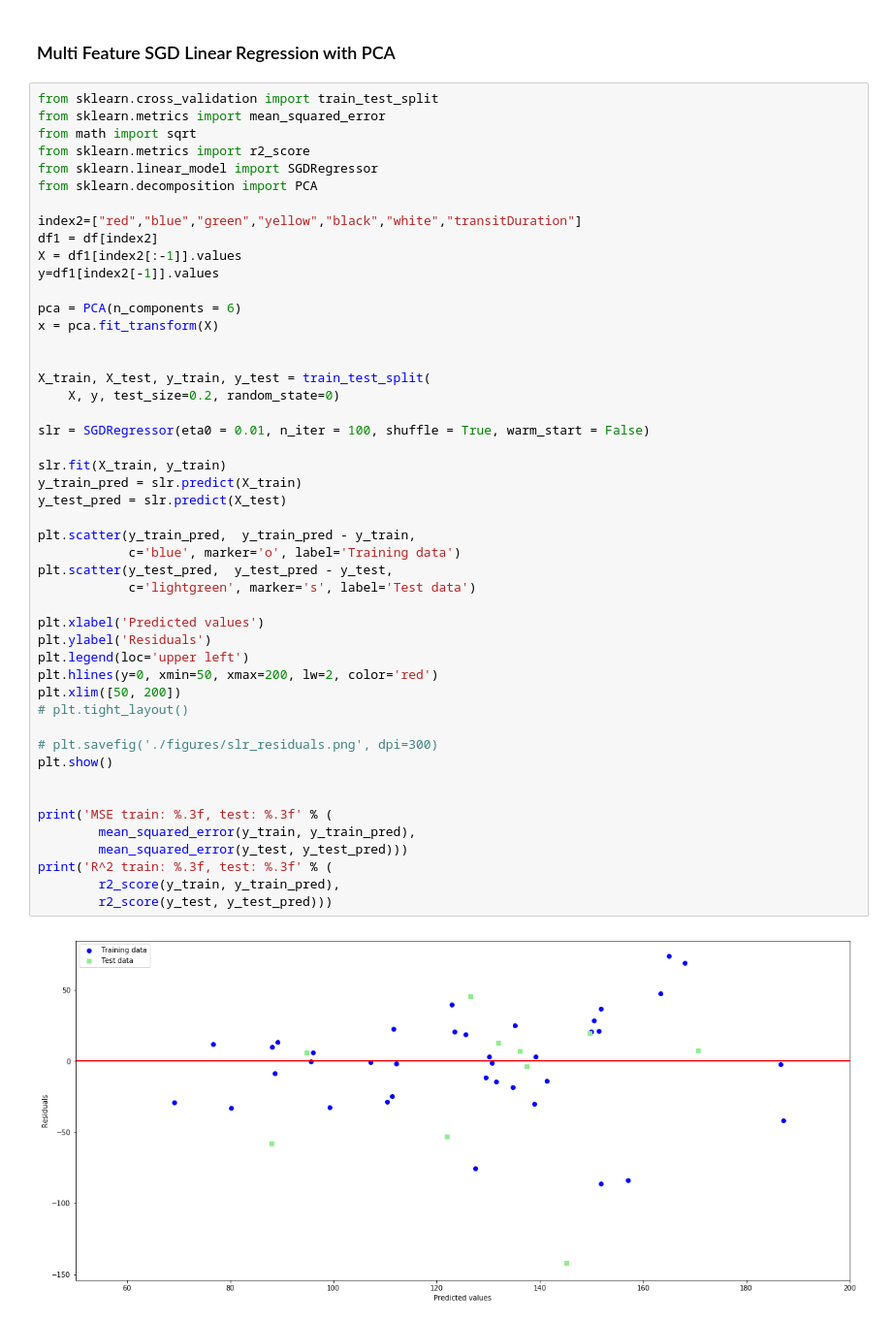
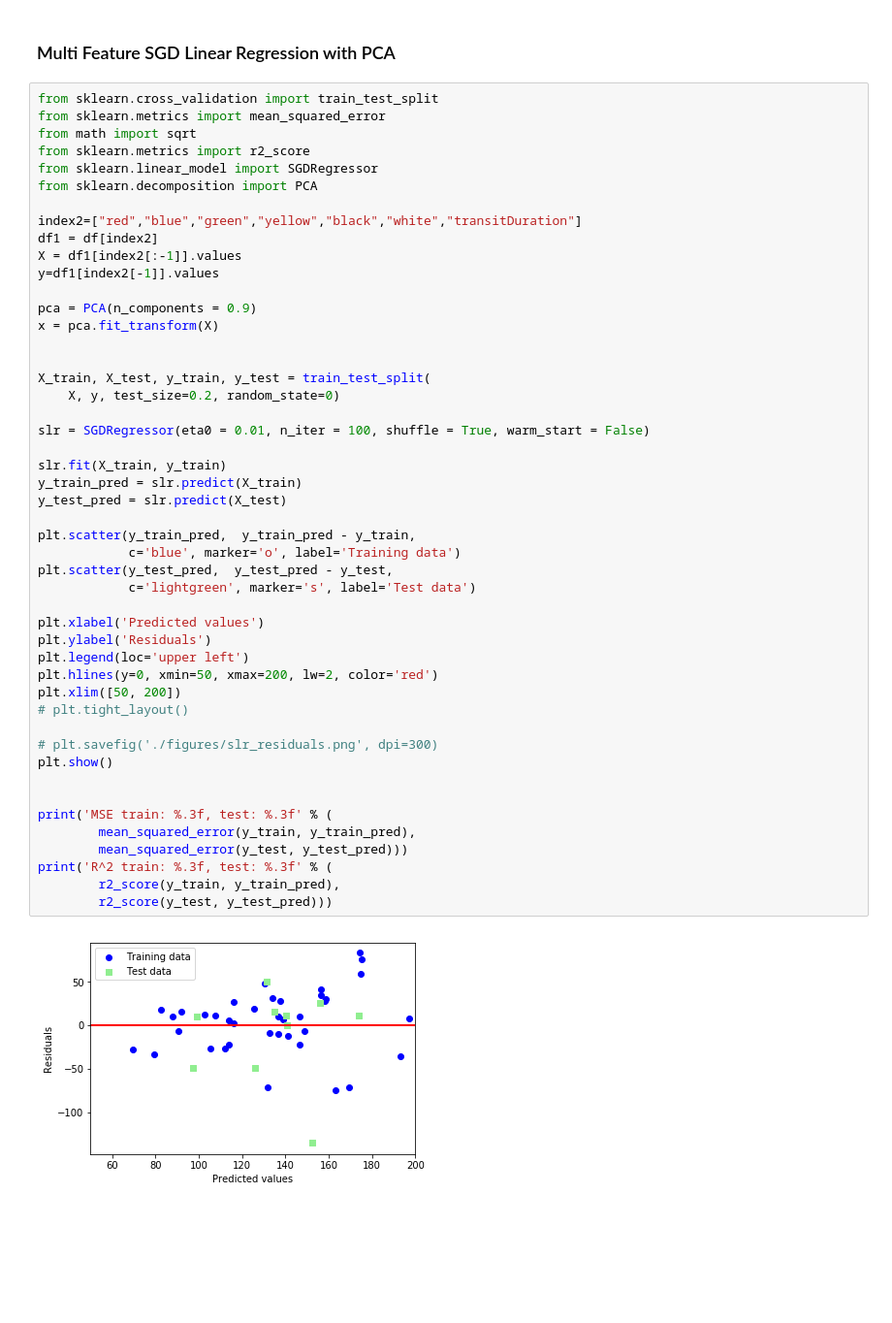
Before and after one commit to miaoever/IOT, a Jupyter notebook: IoT standup 3 - orders.ipynb, the cells around one changed output. Shown: that part at 97% size. Saved outputs shown, nothing was run; the diff lists cells and outputs as text; blank space fills up the shorter version.

```diff
--- a/IoT standup 3 - orders.ipynb
+++ b/IoT standup 3 - orders.ipynb
@@ -789,7 +789,7 @@ df1 = df[index2]
 X = df1[index2[:-1]].values
 y=df1[index2[-1]].values
 
-pca = PCA(n_components = 6)
+pca = PCA(n_components = 0.9)
 x = pca.fit_transform(X)
 
 
@@ -798,31 +798,31 @@ X_train, X_test, y_train, y_test = train_test_split(
 
 slr = SGDRegressor(eta0 = 0.01, n_iter = 100, shuffle = True, warm_start = False)
 
 slr.fit(X_train, y_train)
 y_train_pred = slr.predict(X_train)
 y_test_pred = slr.predict(X_test)
 
 plt.scatter(y_train_pred,  y_train_pred - y_train,
             c='blue', marker='o', label='Training data')
 plt.scatter(y_test_pred,  y_test_pred - y_test,
             c='lightgreen', marker='s', label='Test data')
 
 plt.xlabel('Predicted values')
 plt.ylabel('Residuals')
 plt.legend(loc='upper left')
 plt.hlines(y=0, xmin=50, xmax=200, lw=2, color='red')
 plt.xlim([50, 200])
 # plt.tight_layout()
 
 # plt.savefig('./figures/slr_residuals.png', dpi=300)
 plt.show()
 
 
 print('MSE train: %.3f, test: %.3f' % (
         mean_squared_error(y_train, y_train_pred),
         mean_squared_error(y_test, y_test_pred)))
 print('R^2 train: %.3f, test: %.3f' % (
         r2_score(y_train, y_train_pred),
         r2_score(y_test, y_test_pred)))
 # %% [output]
-[figure, old version]
+[figure, new version]
```
Also changed, not shown: parts of 3 cells of this notebook.
